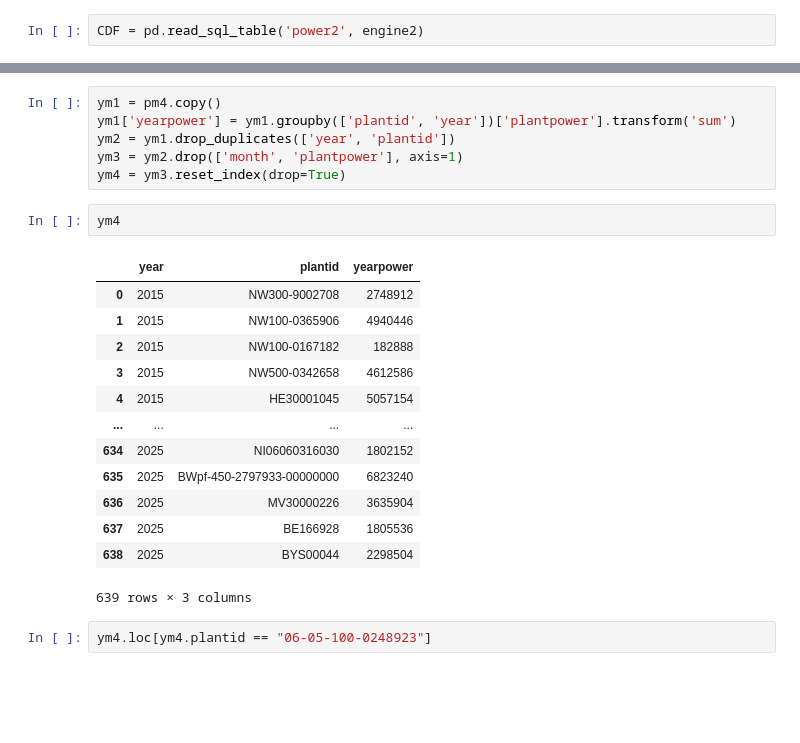
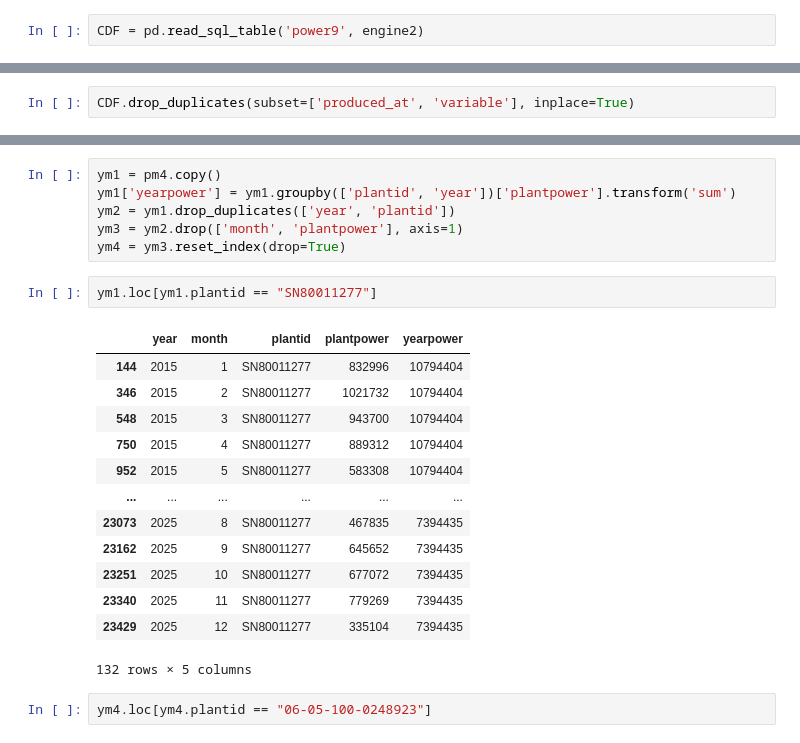
Before and after one commit to sidietz/plantwatch-data, a Jupyter notebook: production-v2/melt2db.ipynb, the cells around one changed output, grey strips where cells are left out. Saved outputs shown, nothing was run; the diff lists cells and outputs as text; blank space fills up the shorter version.

```diff
--- a/production-v2/melt2db.ipynb
+++ b/production-v2/melt2db.ipynb
@@ -333,7 +213,7 @@ df
 # %%
 starttime2 = datetime.now()
 # %%
-CDF = pd.read_sql_table('power2', engine2)
+CDF = pd.read_sql_table('power9', engine2)
 # %%
 endtime2 = datetime.now()
 duration2 = endtime2 - starttime2
@@ -364,3 +265,5 @@ CDF.shape
+# %%
+CDF.drop_duplicates(subset=['produced_at', 'variable'], inplace=True)
 # %%
 CDF.to_csv("CDF.csv", index=False)
 # %%
@@ -610,21 +528,21 @@ ym2 = ym1.drop_duplicates(['year', 'plantid'])
 ym3 = ym2.drop(['month', 'plantpower'], axis=1)
 ym4 = ym3.reset_index(drop=True)
 # %%
-ym4
+ym1.loc[ym1.plantid == "SN80011277"]
 # %% [output]
-|  | year | plantid | yearpower |
-| 0 | 2015 | NW300-9002708 | 2748912 |
-| 1 | 2015 | NW100-0365906 | 4940446 |
-| 2 | 2015 | NW100-0167182 | 182888 |
-| 3 | 2015 | NW500-0342658 | 4612586 |
-| 4 | 2015 | HE30001045 | 5057154 |
-| ... | ... | ... | ... |
-| 634 | 2025 | NI06060316030 | 1802152 |
-| 635 | 2025 | BWpf-450-2797933-00000000 | 6823240 |
-| 636 | 2025 | MV30000226 | 3635904 |
-| 637 | 2025 | BE166928 | 1805536 |
-| 638 | 2025 | BYS00044 | 2298504 |
+|  | year | month | plantid | plantpower | yearpower |
+| 144 | 2015 | 1 | SN80011277 | 832996 | 10794404 |
+| 346 | 2015 | 2 | SN80011277 | 1021732 | 10794404 |
+| 548 | 2015 | 3 | SN80011277 | 943700 | 10794404 |
+| 750 | 2015 | 4 | SN80011277 | 889312 | 10794404 |
+| 952 | 2015 | 5 | SN80011277 | 583308 | 10794404 |
+| ... | ... | ... | ... | ... | ... |
+| 23073 | 2025 | 8 | SN80011277 | 467835 | 7394435 |
+| 23162 | 2025 | 9 | SN80011277 | 645652 | 7394435 |
+| 23251 | 2025 | 10 | SN80011277 | 677072 | 7394435 |
+| 23340 | 2025 | 11 | SN80011277 | 779269 | 7394435 |
+| 23429 | 2025 | 12 | SN80011277 | 335104 | 7394435 |
-639 rows × 3 columns
+132 rows × 5 columns
 # %%
 ym4.loc[ym4.plantid == "06-05-100-0248923"]
 # %% [output]
```
Also changed, not shown: parts of 37 cells of this notebook, 6 other files.
